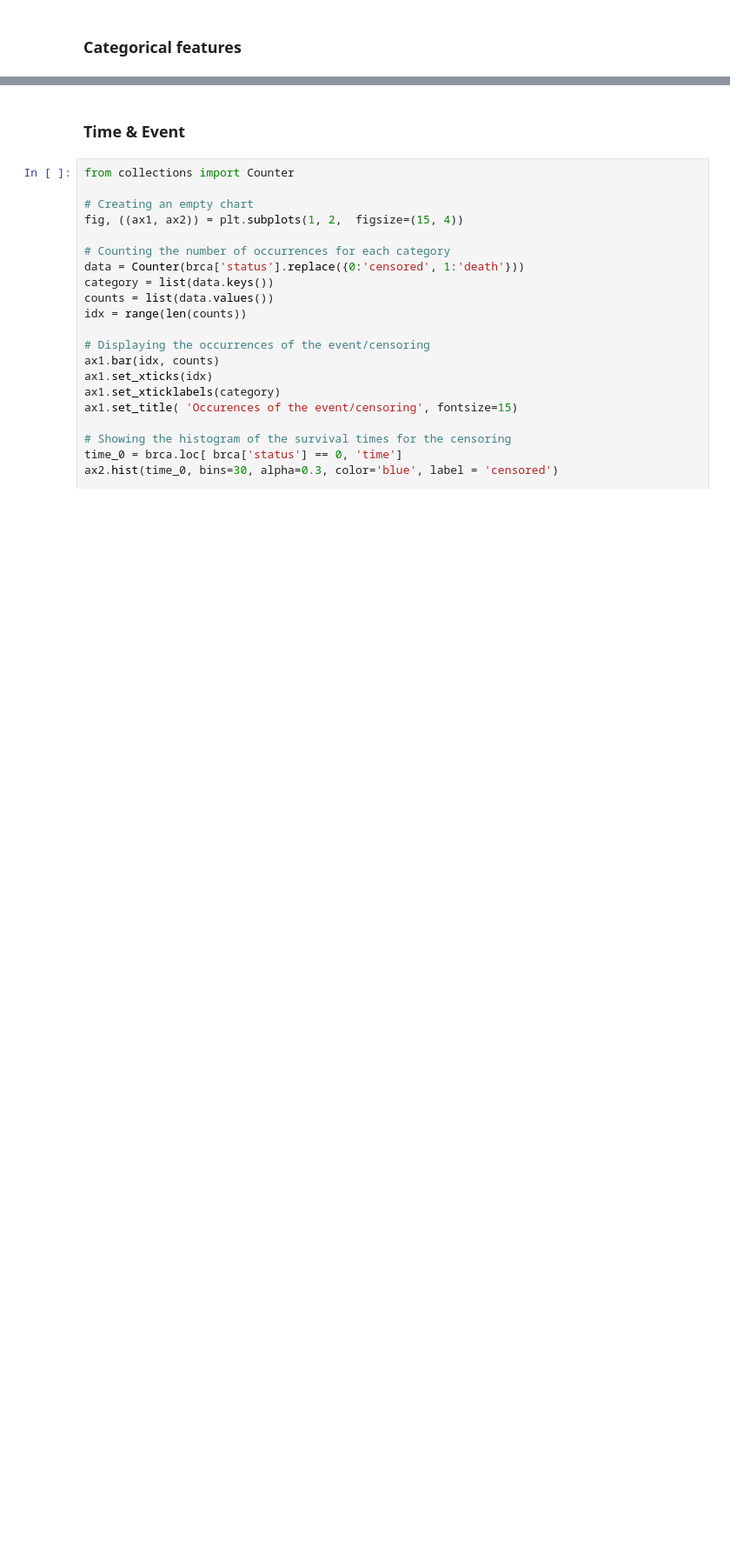
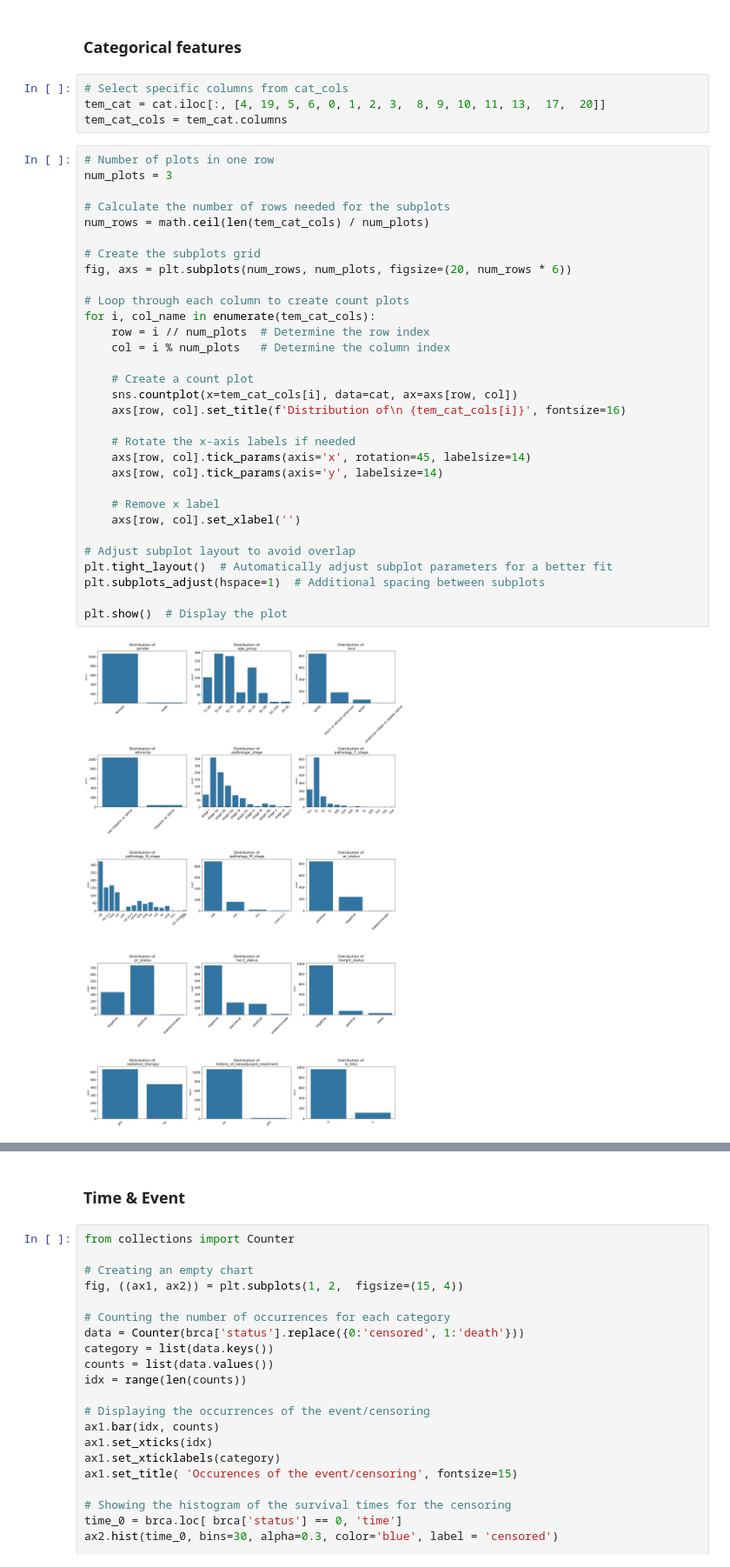
Before and after one commit to ZiyuWang1121/Investigating-machine-learning-methods-for-survival-prediction, a Jupyter notebook: EDA.ipynb, the cells around one changed output, grey strips where cells are left out. Shown at 87% size. Drawn from its saved outputs; the diff is of its cells as text; blank space fills up the shorter version.

```diff
--- a/EDA.ipynb
+++ b/EDA.ipynb
@@ -269,2 +362,39 @@ plt.show()
 # %% [markdown]
 ### Categorical features
+# %%
+# Select specific columns from cat_cols
+tem_cat = cat.iloc[:, [4, 19, 5, 6, 0, 1, 2, 3,  8, 9, 10, 11, 13,  17,  20]]
+tem_cat_cols = tem_cat.columns
+# %%
+# Number of plots in one row
+num_plots = 3
+
+# Calculate the number of rows needed for the subplots
+num_rows = math.ceil(len(tem_cat_cols) / num_plots)
+
+# Create the subplots grid
+fig, axs = plt.subplots(num_rows, num_plots, figsize=(20, num_rows * 6))
+
+# Loop through each column to create count plots
+for i, col_name in enumerate(tem_cat_cols):
+    row = i // num_plots  # Determine the row index
+    col = i % num_plots   # Determine the column index
+
+    # Create a count plot
+    sns.countplot(x=tem_cat_cols[i], data=cat, ax=axs[row, col])
+    axs[row, col].set_title(f'Distribution of\n {tem_cat_cols[i]}', fontsize=16)
+
+    # Rotate the x-axis labels if needed
+    axs[row, col].tick_params(axis='x', rotation=45, labelsize=14)
+    axs[row, col].tick_params(axis='y', labelsize=14)
+
+    # Remove x label
+    axs[row, col].set_xlabel('')
+
+# Adjust subplot layout to avoid overlap
+plt.tight_layout()  # Automatically adjust subplot parameters for a better fit
+plt.subplots_adjust(hspace=1)  # Additional spacing between subplots
+
+plt.show()  # Display the plot
+# %% [output]
+[figure, added]
```
Also changed, not shown: parts of 17 cells of this notebook.
